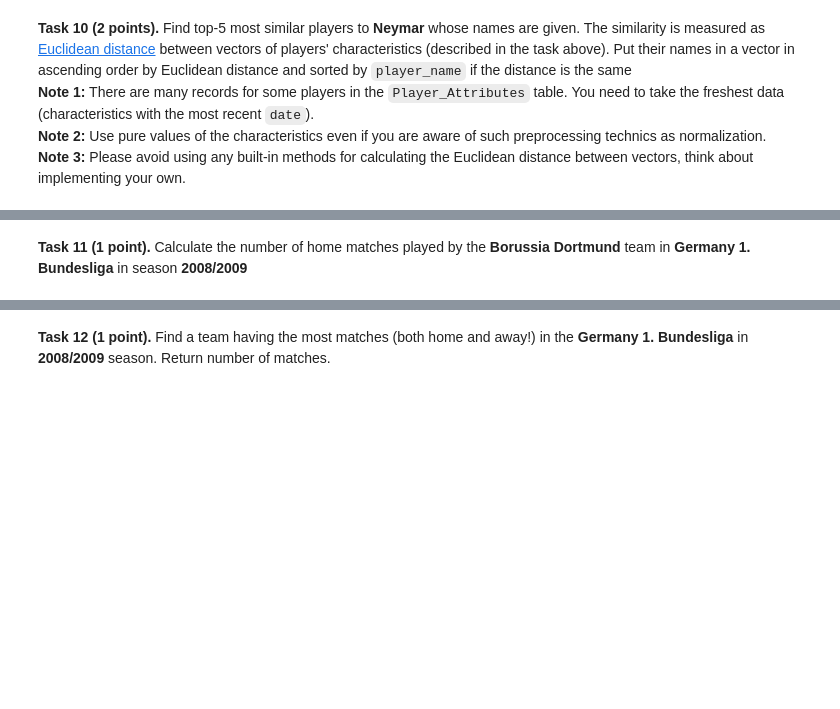
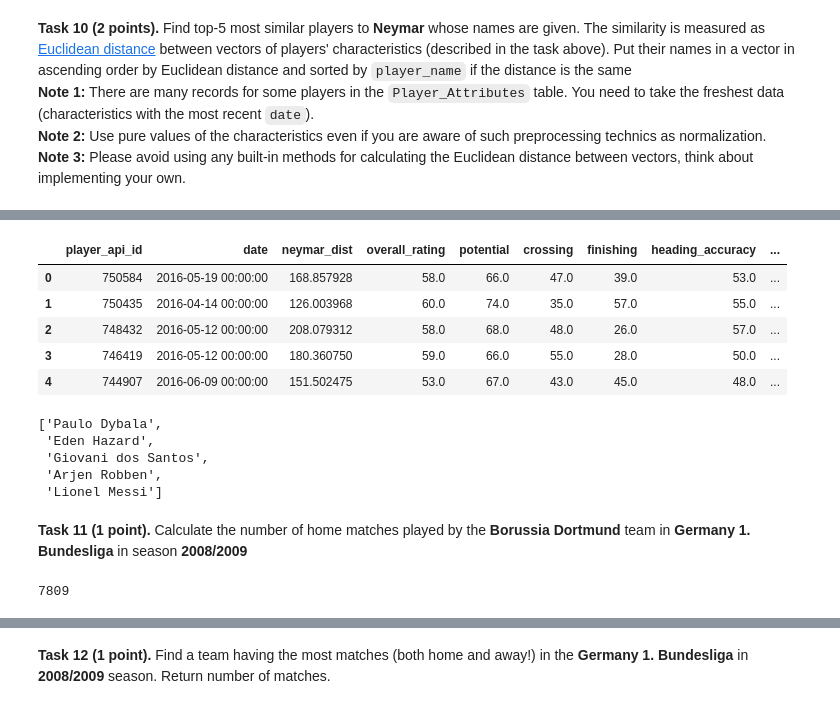
Before and after one commit to Anetta314159/Pandas_data_manipulations, a Jupyter notebook: Pandas_data_manipulations_tasks.ipynb, the cells around one changed output, grey strips where cells are left out. Cells and saved outputs as stored; diff of their text form; code cells hidden in the pictures; blank space fills up the shorter version.

```diff
--- a/Pandas_data_manipulations_tasks.ipynb
+++ b/Pandas_data_manipulations_tasks.ipynb
@@ -109,0 +360,2 @@ neymar_similarities = # Your code here
+# %%
+fresh_atr_data = test.drop_duplicates(subset=['player_api_id'], keep='first')
@@ -109,0 +373,20 @@ neymar_similarities = # Your code here
+# %%
+dist=[]
+for i in range(0, len(fresh_atr_data)):
+    s=0
+    for j in  range(0, len(v_neymar)):
+        s+=(v_neymar[j] - list(fresh_atr_data.iloc[i, ])[j+2])**2
+    dist.append(s**0.5)
+# %%
+fresh_atr_data.insert(2, 'neymar_dist', dist)
+# %%
+fresh_atr_data = pd.merge(fresh_atr_data, player_data[['player_api_id', 'player_name']], on='player_api_id')
+# %%
+fresh_atr_data.head()
+# %% [output]
+|  | player_api_id | date | neymar_dist | overall_rating | potential | crossing | finishing | heading_accuracy | ... |
+| 0 | 750584 | 2016-05-19 00:00:00 | 168.857928 | 58.0 | 66.0 | 47.0 | 39.0 | 53.0 | ... |
+| 1 | 750435 | 2016-04-14 00:00:00 | 126.003968 | 60.0 | 74.0 | 35.0 | 57.0 | 55.0 | ... |
+| 2 | 748432 | 2016-05-12 00:00:00 | 208.079312 | 58.0 | 68.0 | 48.0 | 26.0 | 57.0 | ... |
+| 3 | 746419 | 2016-05-12 00:00:00 | 180.360750 | 59.0 | 66.0 | 55.0 | 28.0 | 50.0 | ... |
+| 4 | 744907 | 2016-06-09 00:00:00 | 151.502475 | 53.0 | 67.0 | 43.0 | 45.0 | 48.0 | ... |
@@ -110,3 +395,11 @@ neymar_similarities = # Your code here
+# %%
+neymar_similarities
+# %% [output]
+['Paulo Dybala',
+ 'Eden Hazard',
+ 'Giovani dos Santos',
+ 'Arjen Robben',
+ 'Lionel Messi']
 # %%
 assert(len(neymar_similarities) == 5)
 assert(isinstance(neymar_similarities, list))
@@ -116,0 +412,4 @@ for i in range(5):
+# %%
+id_ger1
+# %% [output]
+7809
```
Also changed, not shown: parts of 116 cells of this notebook.
